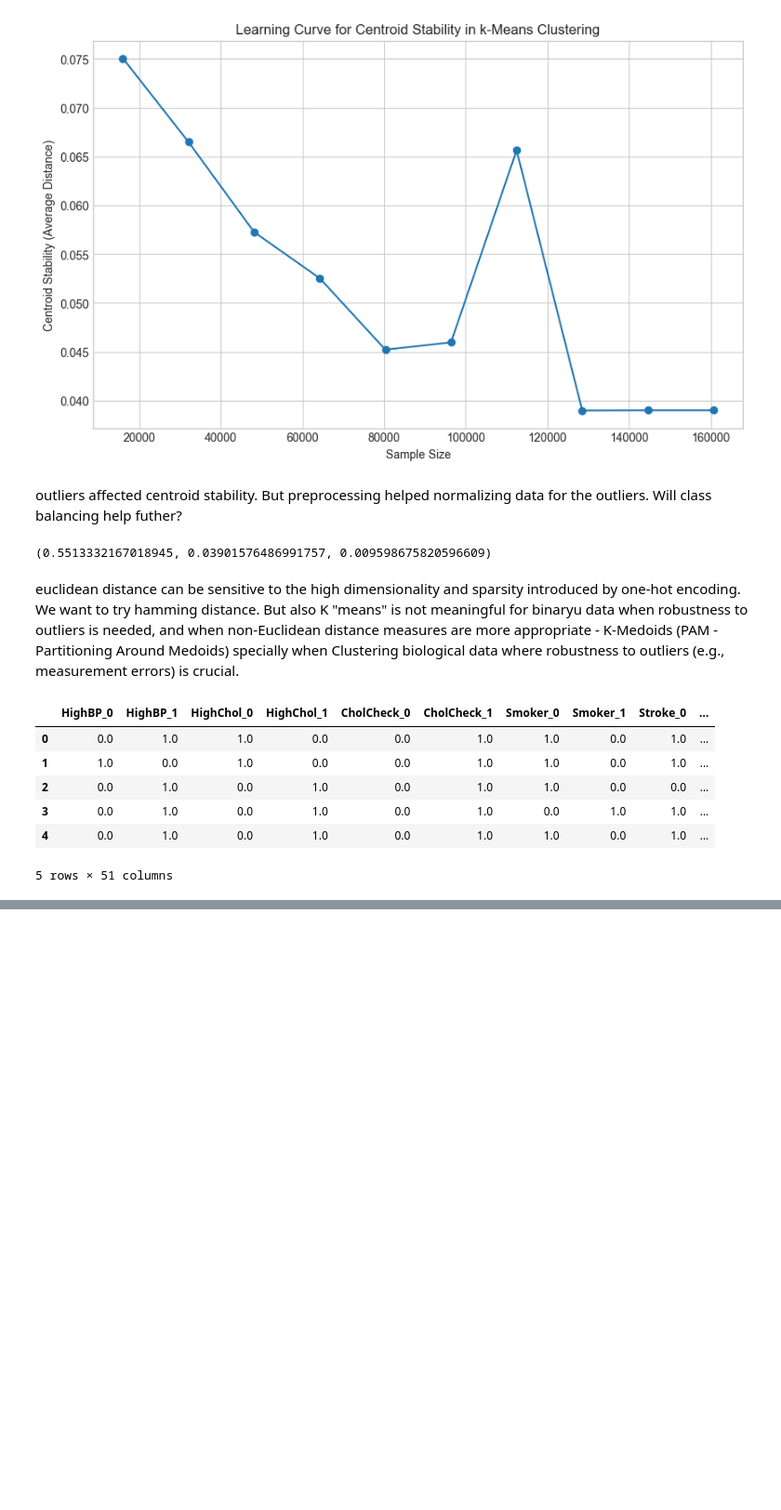
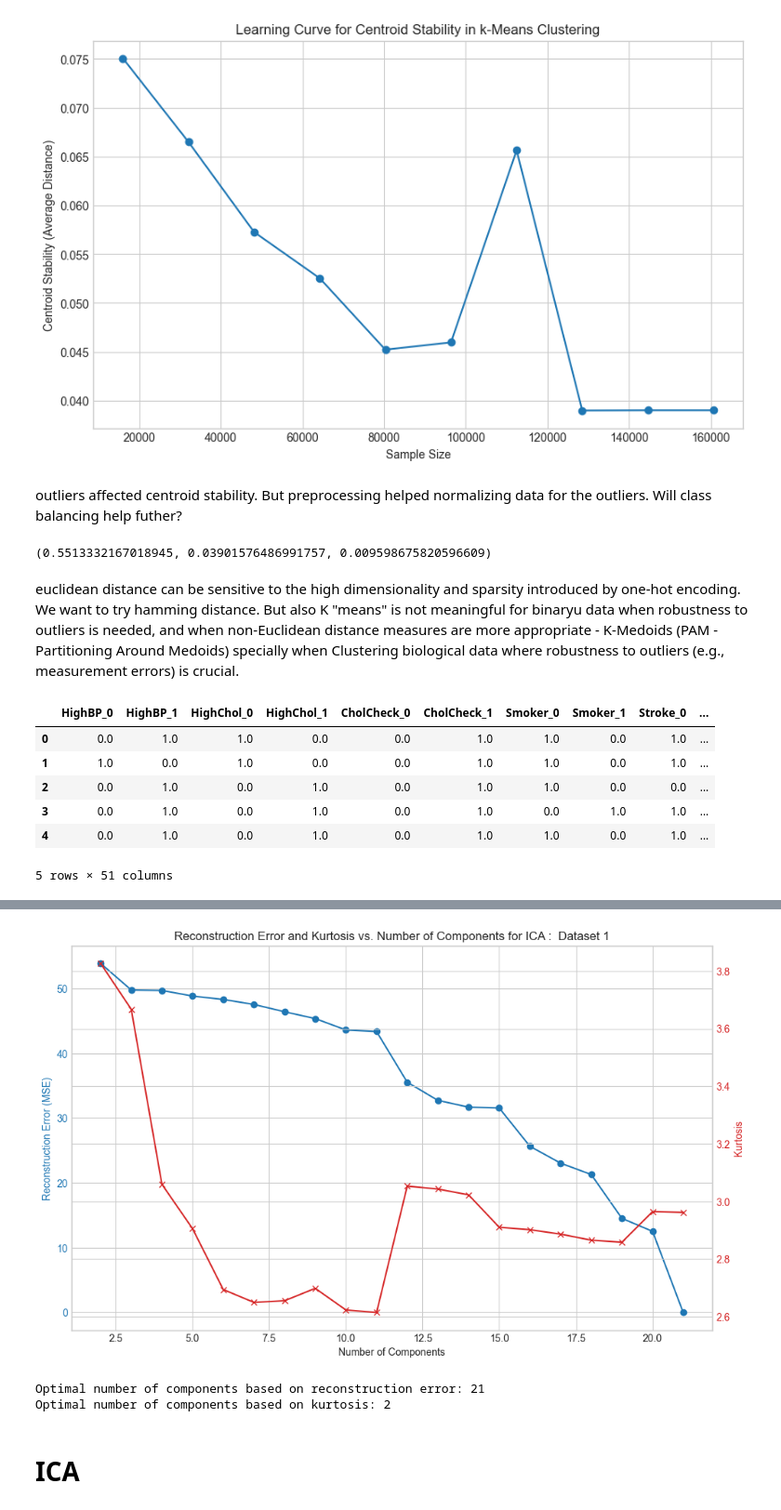
Before and after one commit to ManaviShukla/ml_assignment3, a Jupyter notebook: analysis_main.ipynb, the cells around one changed output, grey strips where cells are left out. Shown at 93% size. Cells and saved outputs as stored; diff of their text form; code cells hidden in the pictures; blank space fills up the shorter version.

```diff
--- a/analysis_main.ipynb
+++ b/analysis_main.ipynb
@@ -554,0 +888,8 @@ df.to_csv('Kmeans_dataset_1.csv', index=False)
+# %%
+get_grp_components(X_train, " Dataset 1")
+# %% [output]
+[figure, added]
+Optimal number of components based on reconstruction error: 21
+Optimal number of components based on kurtosis: 2
+# %% [markdown]
+# ICA
```
Also changed, not shown: parts of 51 cells of this notebook, 7 other files.
